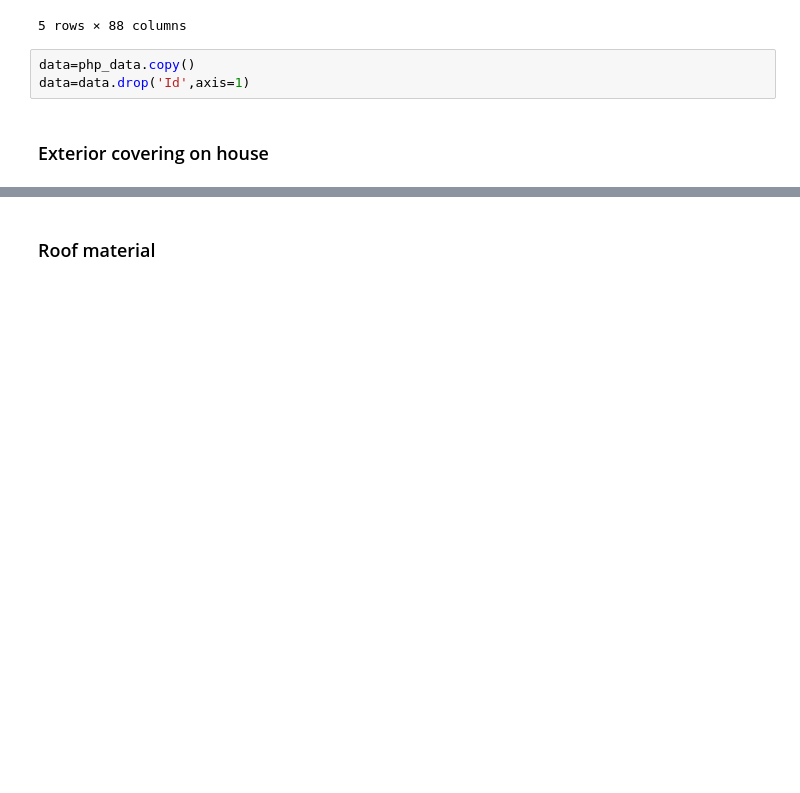
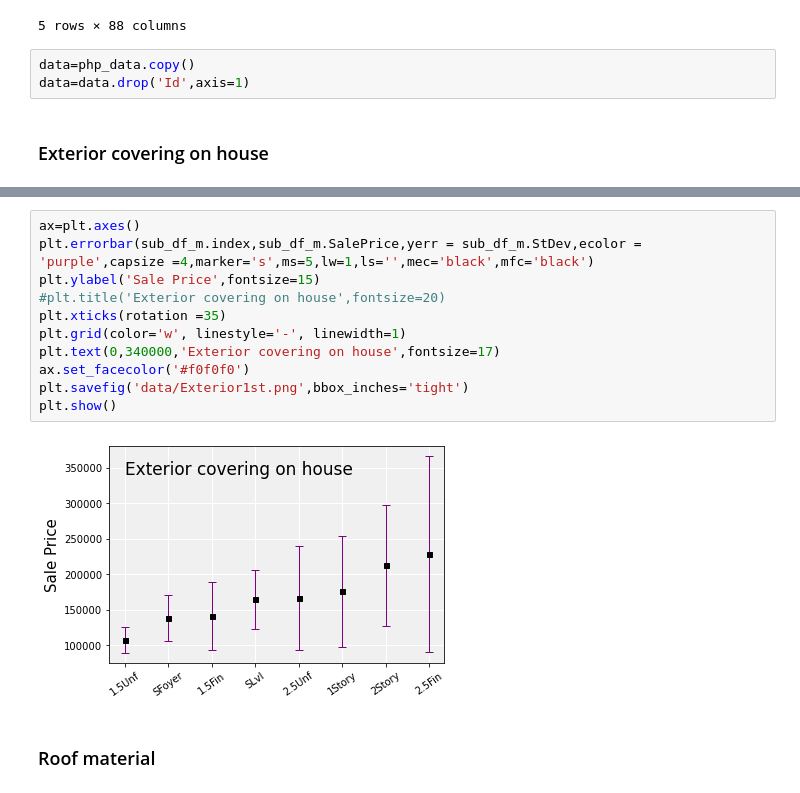
Before and after one commit to RaffaToSpace/House-Price-Predictor, a Jupyter notebook: pthp_data_exploration.ipynb, the cells around one changed output, grey strips where cells are left out. Drawn from its saved outputs; the diff is of its cells as text; blank space fills up the shorter version.

Commit message:
Data exploration notebook: added some fancy plots

```diff
--- a/pthp_data_exploration.ipynb
+++ b/pthp_data_exploration.ipynb
@@ -54,3 +56,16 @@ sub_df
+# %%
+ax=plt.axes()
+plt.errorbar(sub_df_m.index,sub_df_m.SalePrice,yerr = sub_df_m.StDev,ecolor = 'purple',capsize =4,marker='s',ms=5,lw=1,ls='',mec='black',mfc='black')
+plt.ylabel('Sale Price',fontsize=15)
+#plt.title('Exterior covering on house',fontsize=20)
+plt.xticks(rotation =35)
+plt.grid(color='w', linestyle='-', linewidth=1)
+plt.text(0,340000,'Exterior covering on house',fontsize=17)
+ax.set_facecolor('#f0f0f0')
+plt.savefig('data/Exterior1st.png',bbox_inches='tight')
+plt.show()
+# %% [output]
+[figure, added]
 # %% [markdown]
 ### Roof material
 # %%
```
Also changed, not shown: parts of 8 cells of this notebook.
